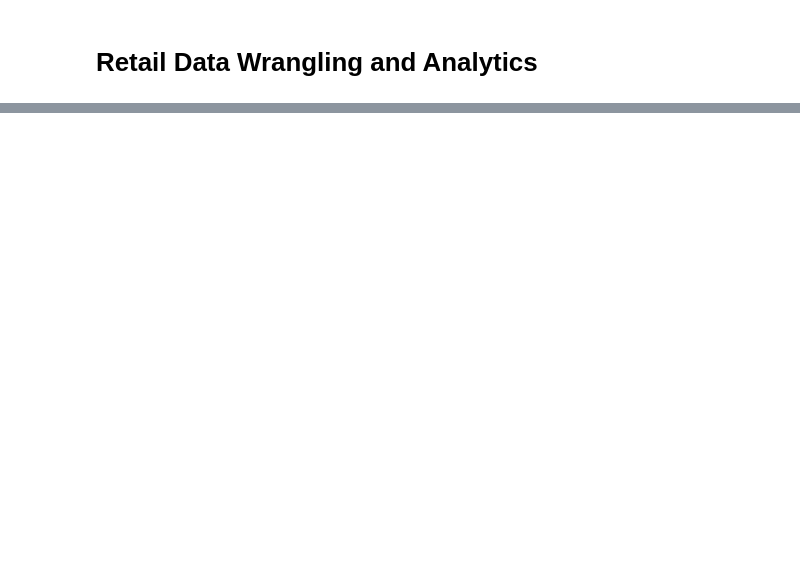
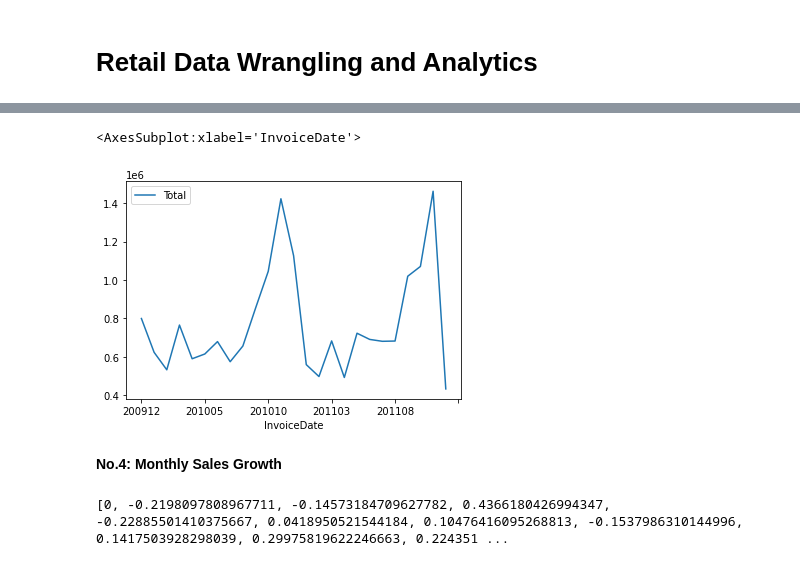
Before and after one commit to jarviscanada/jarvis_data_eng_OwenLiu, a Jupyter notebook: python_data_analytics/psql/retail_data_analytics_wrangling.ipynb, the cells around one changed output, grey strips where cells are left out. Cells and saved outputs as stored; diff of their text form; code cells hidden in the pictures; blank space fills up the shorter version.

```diff
--- a/python_data_analytics/psql/retail_data_analytics_wrangling.ipynb
+++ b/python_data_analytics/psql/retail_data_analytics_wrangling.ipynb
@@ -308,0 +255,14 @@ As you can see, computing RFM segmentation requires extensive domain knowledge i
+# %%
+'''Assume that there are two invoice numbers for each canceled order
+   (one for the original invoice and one for the canceled invoice). '''
+
+# Converte 'InvoiceDate' from datetime type to 'yyyymm' string type for the ease of Groupby.
+retail_df = rt_df_copy
+new_time = retail_df['InvoiceDate'].dt.strftime('%Y%m')
+retail_df['InvoiceDate'] = new_time
+retail_df.head()
+
+# Make a copy of this dataframe for later usage.
+montly_retail_df = retail_df
+
+# Note: this block has been executed and can be only executed once.
@@ -308,0 +325,34 @@ As you can see, computing RFM segmentation requires extensive domain knowledge i
+# %%
+# Find the monthly sales output df
+output_df = ps.sqldf("""SELECT InvoiceDate, SUM(Quantity * Price) AS Total
+                        FROM montly_retail_df
+                        GROUP BY InvoiceDate
+                        """)
+output_df
+
+#Make a copy of the output for further monthly sales related questions.
+monthly_sales_df = output_df
+# %%
+# Draw the line chart
+output_df.plot.line(x='InvoiceDate', y='Total')
+# %% [output]
+<AxesSubplot:xlabel='InvoiceDate'>
+[figure, added]
+# %% [markdown]
+**No.4: Monthly Sales Growth**
+# %%
+# Find Growth rate for each month
+rate_row = [0]
+
+for index,row in monthly_sales_df.iterrows():
+  if index == 0:
+    store = row['Total']
+    continue
+  else:
+    rate = (row['Total']- store)/store
+    rate_row.append(rate)
+    store = row['Total']
+
+print(rate_row)
+# %% [output]
+[0, -0.2198097808967711, -0.14573184709627782, 0.4366180426994347, -0.22885501410375667, 0.0418950521544184, 0.10476416095268813, -0.1537986310144996, 0.1417503928298039, 0.29975819622246663, 0.224351 ...
```
Also changed, not shown: parts of 75 cells of this notebook, 11 other files.
